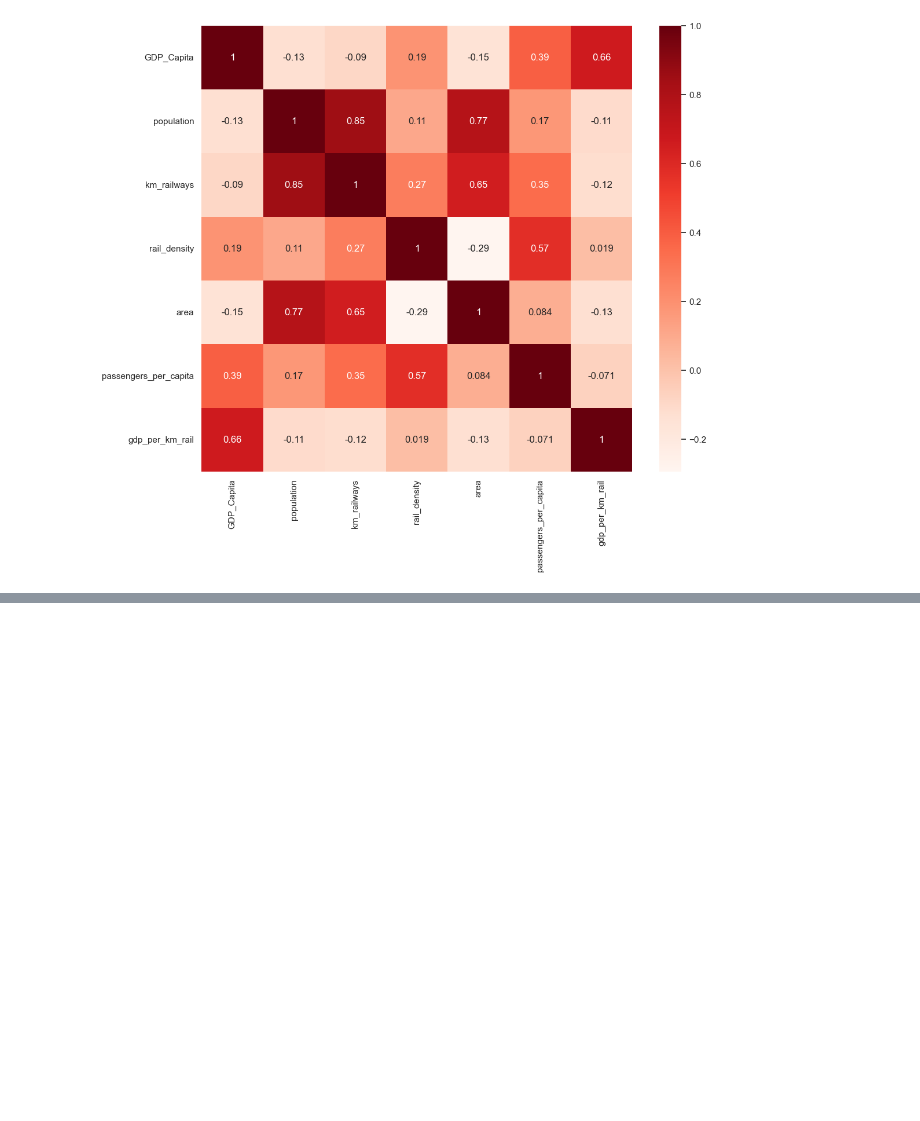
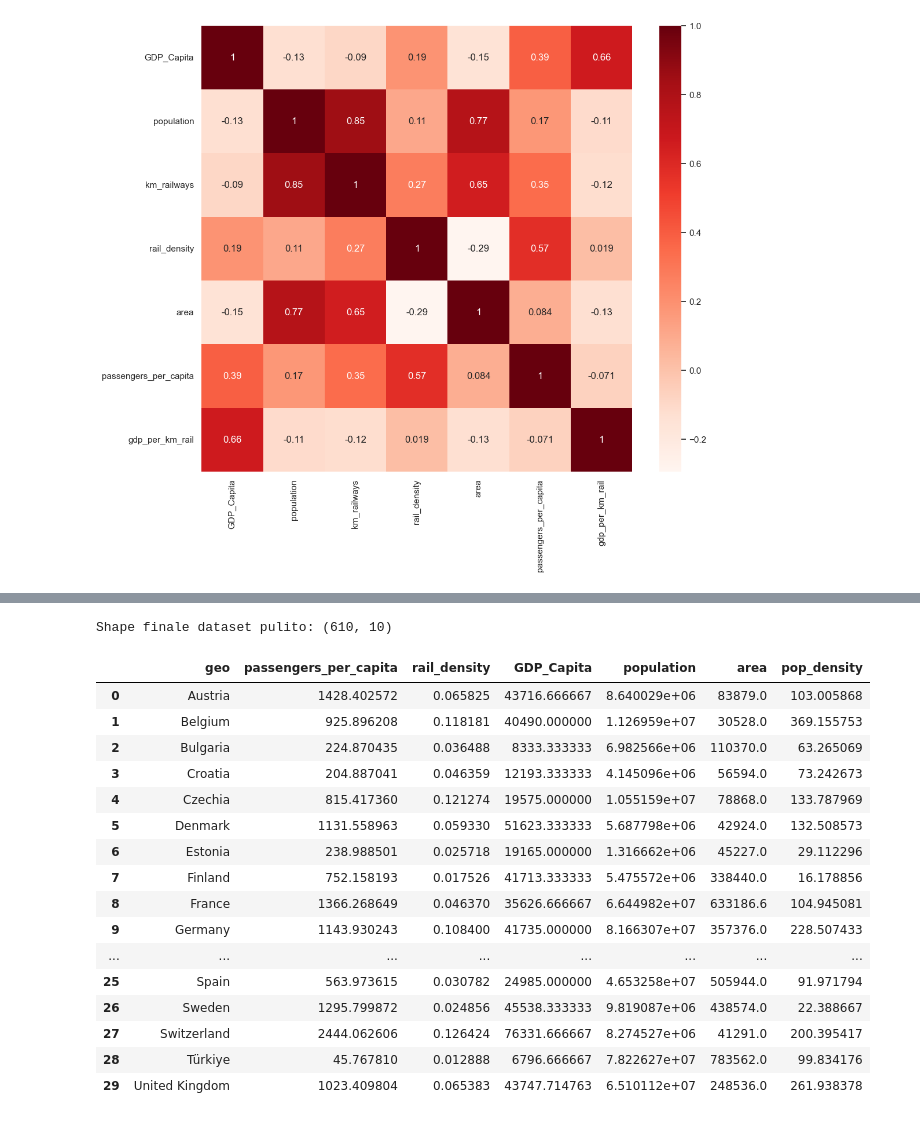
Before and after one commit to stelu-transferarbeit/train_analysis, a Jupyter notebook: TransferArbeit.ipynb, the cells around one changed output, grey strips where cells are left out. Cells and saved outputs as stored; diff of their text form; code cells hidden in the pictures; blank space fills up the shorter version.

```diff
--- a/TransferArbeit.ipynb
+++ b/TransferArbeit.ipynb
@@ -1262,0 +1296,6 @@ plt.show()
+# %%
+# --- 3. Drop righe con target o feature chiave mancanti ---
+before = len(df)
+df = df.dropna(subset=['passengers_per_capita', 'Passengers_Mil_KM',
+                        'km_railways', 'GDP_Capita'])
+print(f"Righe droppate per missing values: {before - len(df)}")
@@ -1262,0 +1320,43 @@ plt.show()
+# %%
+# --- 4. Ricalcolo feature derivate con formula verificata ---
+df['rail_density'] = df['km_railways'] / df['area']
+df['gdp_per_km_rail'] = df['GDP_Capita'] / df['km_railways']
+df['passengers_per_capita'] = df['Passengers_Mil_KM'] * 1e6 / df['population']
+
+# --- 5. Verifica finale ---
+assert np.isinf(df.select_dtypes(include=[np.number])).sum().sum() == 0, "Inf residui!"
+assert df.isna().sum().sum() == 0, "NaN residui!"
+print(f"Shape finale dataset pulito: {df.shape}")
+# %% [output]
+Shape finale dataset pulito: (610, 10)
+# %%
+PROFILE_YEARS = range(2013, 2019)
+profile = df[df['TIME_PERIOD'].isin(PROFILE_YEARS)].groupby('geo').agg(
+    passengers_per_capita=('passengers_per_capita', 'mean'),
+    rail_density=('rail_density', 'mean'),
+    GDP_Capita=('GDP_Capita', 'mean'),
+    population=('population', 'mean'),
+    area=('area', 'mean'),
+).reset_index()
+# %%
+profile['pop_density'] = profile['population'] / profile['area']
+# %%
+profile
+# %% [output]
+|  | geo | passengers_per_capita | rail_density | GDP_Capita | population | area | pop_density |
+| 0 | Austria | 1428.402572 | 0.065825 | 43716.666667 | 8.640029e+06 | 83879.0 | 103.005868 |
+| 1 | Belgium | 925.896208 | 0.118181 | 40490.000000 | 1.126959e+07 | 30528.0 | 369.155753 |
+| 2 | Bulgaria | 224.870435 | 0.036488 | 8333.333333 | 6.982566e+06 | 110370.0 | 63.265069 |
+| 3 | Croatia | 204.887041 | 0.046359 | 12193.333333 | 4.145096e+06 | 56594.0 | 73.242673 |
+| 4 | Czechia | 815.417360 | 0.121274 | 19575.000000 | 1.055159e+07 | 78868.0 | 133.787969 |
+| 5 | Denmark | 1131.558963 | 0.059330 | 51623.333333 | 5.687798e+06 | 42924.0 | 132.508573 |
+| 6 | Estonia | 238.988501 | 0.025718 | 19165.000000 | 1.316662e+06 | 45227.0 | 29.112296 |
+| 7 | Finland | 752.158193 | 0.017526 | 41713.333333 | 5.475572e+06 | 338440.0 | 16.178856 |
+| 8 | France | 1366.268649 | 0.046370 | 35626.666667 | 6.644982e+07 | 633186.6 | 104.945081 |
+| 9 | Germany | 1143.930243 | 0.108400 | 41735.000000 | 8.166307e+07 | 357376.0 | 228.507433 |
+| ... | ... | ... | ... | ... | ... | ... | ... |
+| 25 | Spain | 563.973615 | 0.030782 | 24985.000000 | 4.653258e+07 | 505944.0 | 91.971794 |
+| 26 | Sweden | 1295.799872 | 0.024856 | 45538.333333 | 9.819087e+06 | 438574.0 | 22.388667 |
+| 27 | Switzerland | 2444.062606 | 0.126424 | 76331.666667 | 8.274527e+06 | 41291.0 | 200.395417 |
+| 28 | Türkiye | 45.767810 | 0.012888 | 6796.666667 | 7.822627e+07 | 783562.0 | 99.834176 |
+| 29 | United Kingdom | 1023.409804 | 0.065383 | 43747.714763 | 6.510112e+07 | 248536.0 | 261.938378 |
```
Also changed, not shown: parts of 22 cells of this notebook.
